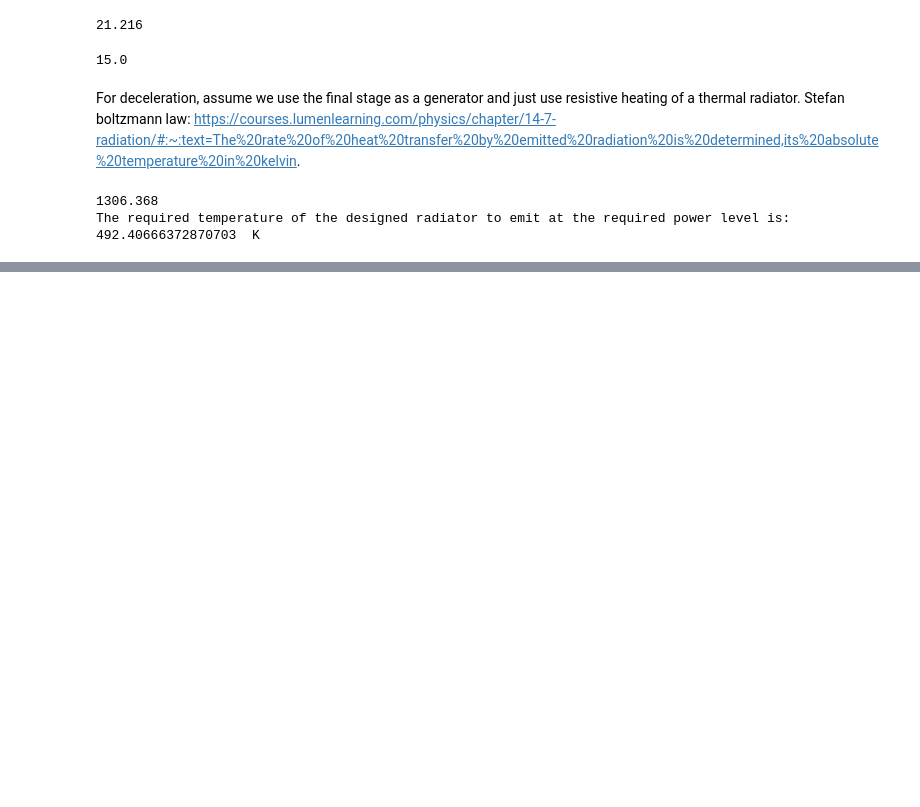
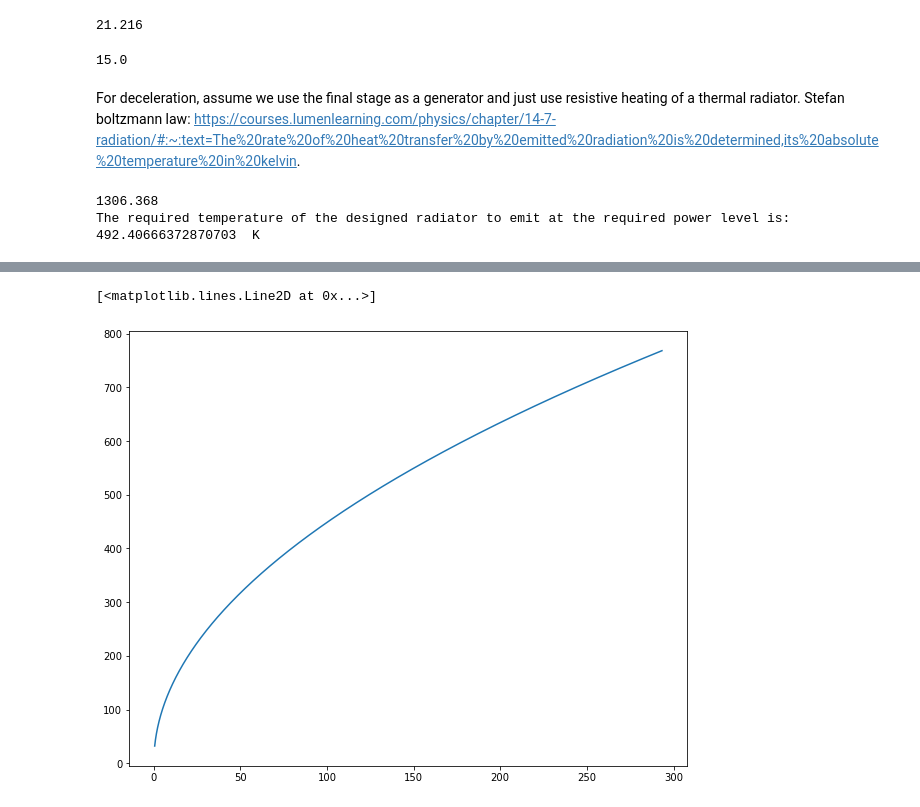
Before and after one commit to slurpsmcgoo/Moonshot6000, a Jupyter notebook: Analysis/MoonBike.ipynb, the cells around one changed output, grey strips where cells are left out. Cells and saved outputs as stored; diff of their text form; code cells hidden in the pictures; blank space fills up the shorter version.

```diff
--- a/Analysis/MoonBike.ipynb
+++ b/Analysis/MoonBike.ipynb
@@ -273,0 +302,6 @@ The required temperature of the designed radiator to emit at the required power
+# %%
+plt.figure()
+plt.plot(radius/1000,timeToCircle)
+# %% [output]
+[<matplotlib.lines.Line2D at 0x...>]
+[figure, added]
```
Also changed, not shown: parts of 3 cells of this notebook.
